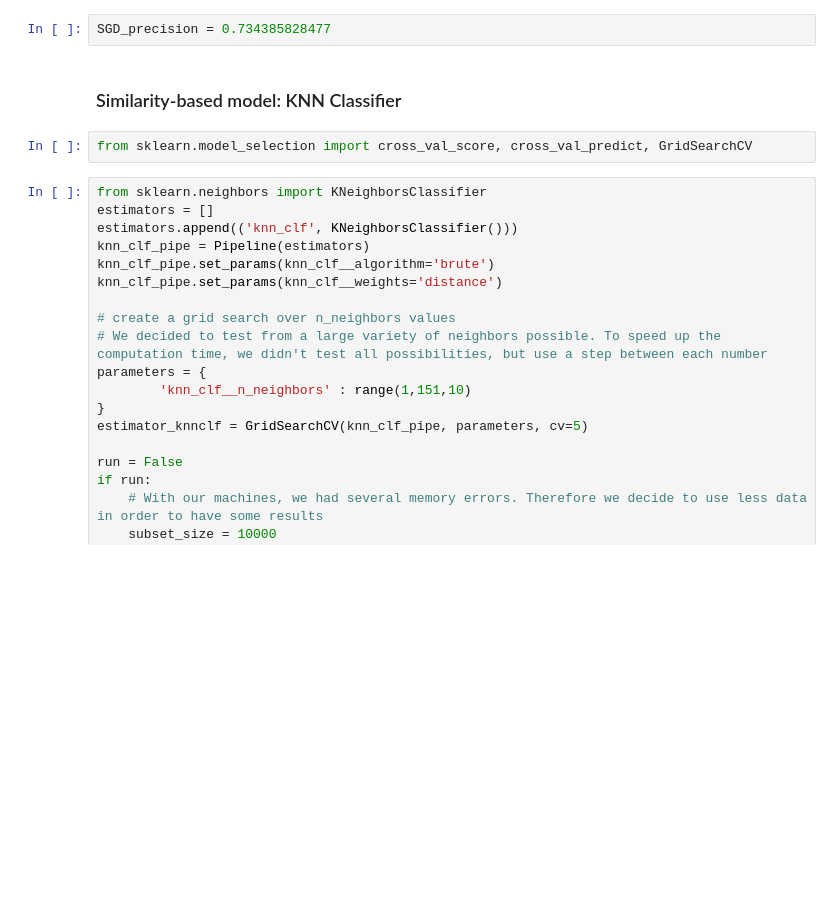
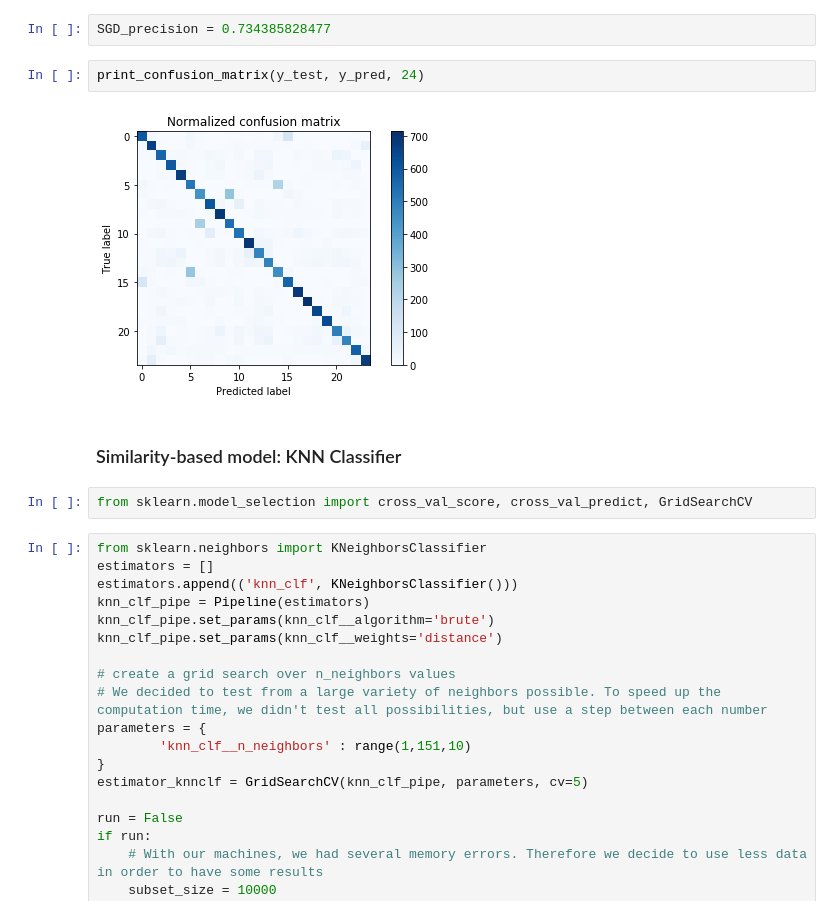
Before and after one commit to robich/dsfb, a Jupyter notebook: dsfb_project.ipynb, the cells around one changed output. Cells and saved outputs as stored; diff of their text form; blank space fills up the shorter version.

```diff
--- a/dsfb_project.ipynb
+++ b/dsfb_project.ipynb
@@ -614,5 +670,9 @@ Precision mean:  0.734385828477
 # %%
 SGD_precision = 0.734385828477
+# %%
+print_confusion_matrix(y_test, y_pred, 24)
+# %% [output]
+[figure, added]
 # %% [markdown]
 ### Similarity-based model: KNN Classifier
 # %%
```
Also changed, not shown: parts of 66 cells of this notebook.
